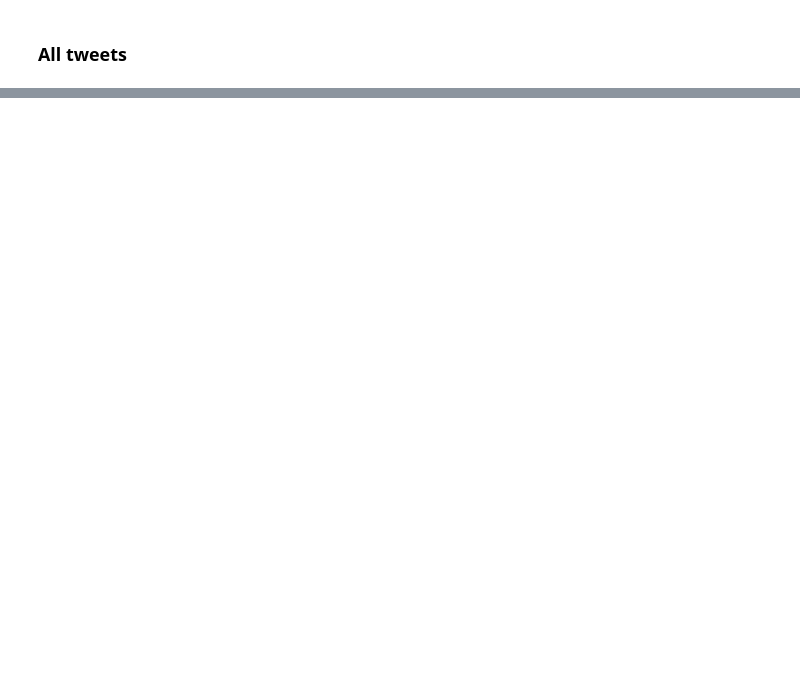
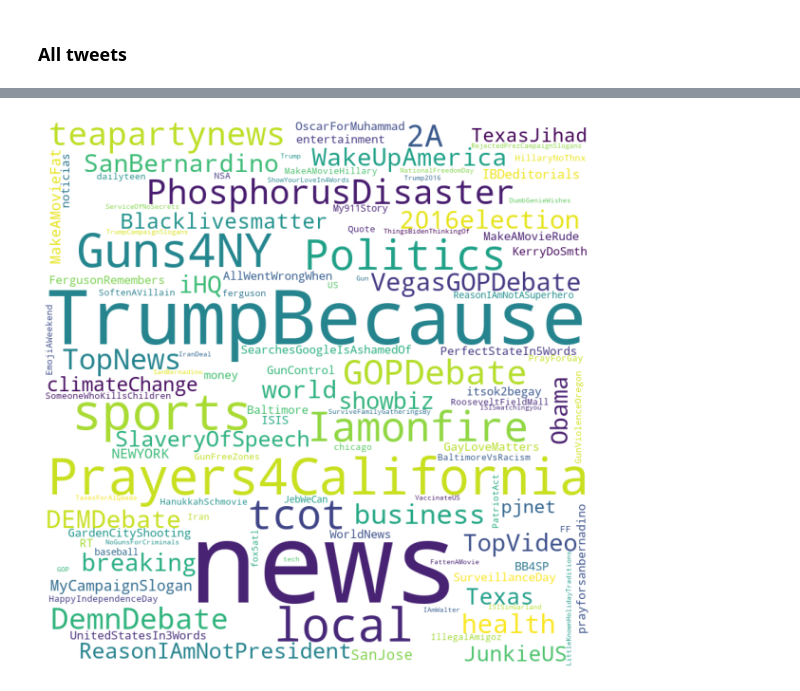
Before and after one commit to parkmichelle/russian-interference, a Jupyter notebook: explorations/language_strategies/language_analysis.ipynb, the cells around one changed output, grey strips where cells are left out. Saved outputs shown, nothing was run; the diff lists cells and outputs as text; code cells hidden in the pictures; blank space fills up the shorter version.

```diff
--- a/explorations/language_strategies/language_analysis.ipynb
+++ b/explorations/language_strategies/language_analysis.ipynb
@@ -47,0 +321,4 @@ def generate_wordcloud(txt):
+# %%
+hashtag_wordcloud('2015-01-01', '2015-12-31')
+# %% [output]
+[figure, added]
```
Also changed, not shown: parts of 27 cells of this notebook, 9 other files.
